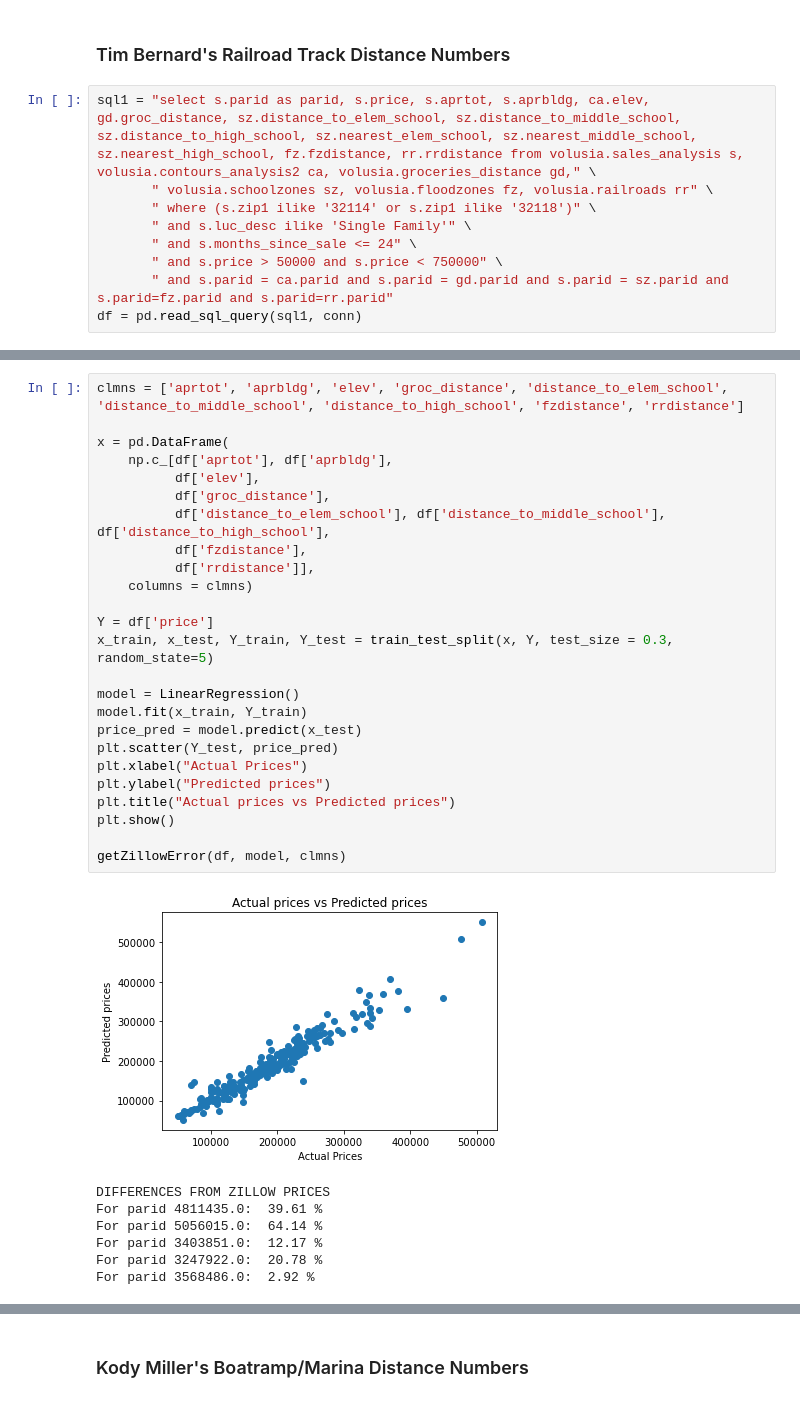
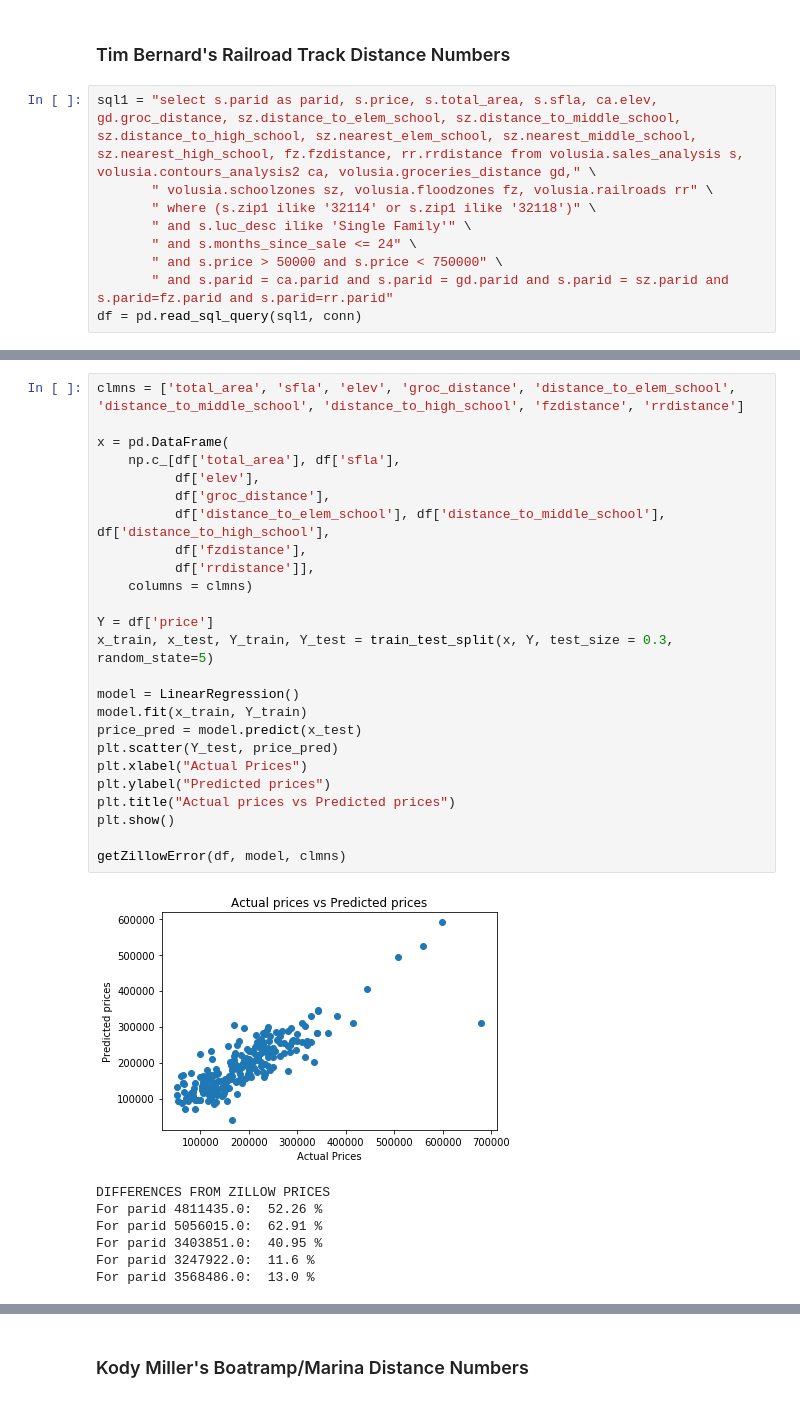
Before and after one commit to alexhendrik/volusia-parcel-analysis, a Jupyter notebook: CS540_FinalProject.ipynb, the cells around one changed output, grey strips where cells are left out. Saved outputs shown, nothing was run; the diff lists cells and outputs as text.

```diff
--- a/CS540_FinalProject.ipynb
+++ b/CS540_FinalProject.ipynb
@@ -531,7 +573,7 @@ Coefficients:  [ 1.40449388e+00 -3.20932245e-01 -1.43356392e+02 -3.17888333e+03
 # %% [markdown]
 ### Tim Bernard's Railroad Track Distance Numbers
 # %%
-sql1 = "select s.parid as parid, s.price, s.aprtot, s.aprbldg, ca.elev, gd.groc_distance, sz.distance_to_elem_school, sz.distance_to_middle_school, sz.distance_to_high_school, sz.nearest_elem_school, sz.nearest_middle_school, sz.nearest_high_school, fz.fzdistance, rr.rrdistance from volusia.sales_analysis s, volusia.contours_analysis2 ca, volusia.groceries_distance gd," \
+sql1 = "select s.parid as parid, s.price, s.total_area, s.sfla, ca.elev, gd.groc_distance, sz.distance_to_elem_school, sz.distance_to_middle_school, sz.distance_to_high_school, sz.nearest_elem_school, sz.nearest_middle_school, sz.nearest_high_school, fz.fzdistance, rr.rrdistance from volusia.sales_analysis s, volusia.contours_analysis2 ca, volusia.groceries_distance gd," \
        " volusia.schoolzones sz, volusia.floodzones fz, volusia.railroads rr" \
        " where (s.zip1 ilike '32114' or s.zip1 ilike '32118')" \
        " and s.luc_desc ilike 'Single Family'" \
@@ -556,36 +598,36 @@ Text(0, 0.5, 'price')
 # %%
-clmns = ['aprtot', 'aprbldg', 'elev', 'groc_distance', 'distance_to_elem_school', 'distance_to_middle_school', 'distance_to_high_school', 'fzdistance', 'rrdistance']
+clmns = ['total_area', 'sfla', 'elev', 'groc_distance', 'distance_to_elem_school', 'distance_to_middle_school', 'distance_to_high_school', 'fzdistance', 'rrdistance']
 
 x = pd.DataFrame(
-    np.c_[df['aprtot'], df['aprbldg'],
+    np.c_[df['total_area'], df['sfla'],
           df['elev'],
           df['groc_distance'],
           df['distance_to_elem_school'], df['distance_to_middle_school'], df['distance_to_high_school'],
           df['fzdistance'],
           df['rrdistance']],
     columns = clmns)
 
 Y = df['price']
 x_train, x_test, Y_train, Y_test = train_test_split(x, Y, test_size = 0.3, random_state=5)
 
 model = LinearRegression()
 model.fit(x_train, Y_train)
 price_pred = model.predict(x_test)
 plt.scatter(Y_test, price_pred)
 plt.xlabel("Actual Prices")
 plt.ylabel("Predicted prices")
 plt.title("Actual prices vs Predicted prices")
 plt.show()
 
 getZillowError(df, model, clmns)
 # %% [output]
-[figure, old version]
+[figure, new version]
 DIFFERENCES FROM ZILLOW PRICES
-For parid 4811435.0:  39.61 %
-For parid 5056015.0:  64.14 %
-For parid 3403851.0:  12.17 %
-For parid 3247922.0:  20.78 %
-For parid 3568486.0:  2.92 %
+For parid 4811435.0:  52.26 %
+For parid 5056015.0:  62.91 %
+For parid 3403851.0:  40.95 %
+For parid 3247922.0:  11.6 %
+For parid 3568486.0:  13.0 %
 # %%
 mse = mean_squared_error(Y_test, price_pred)
 print('MSE: %.4f' % mse)
```
Also changed, not shown: parts of 77 cells of this notebook.
